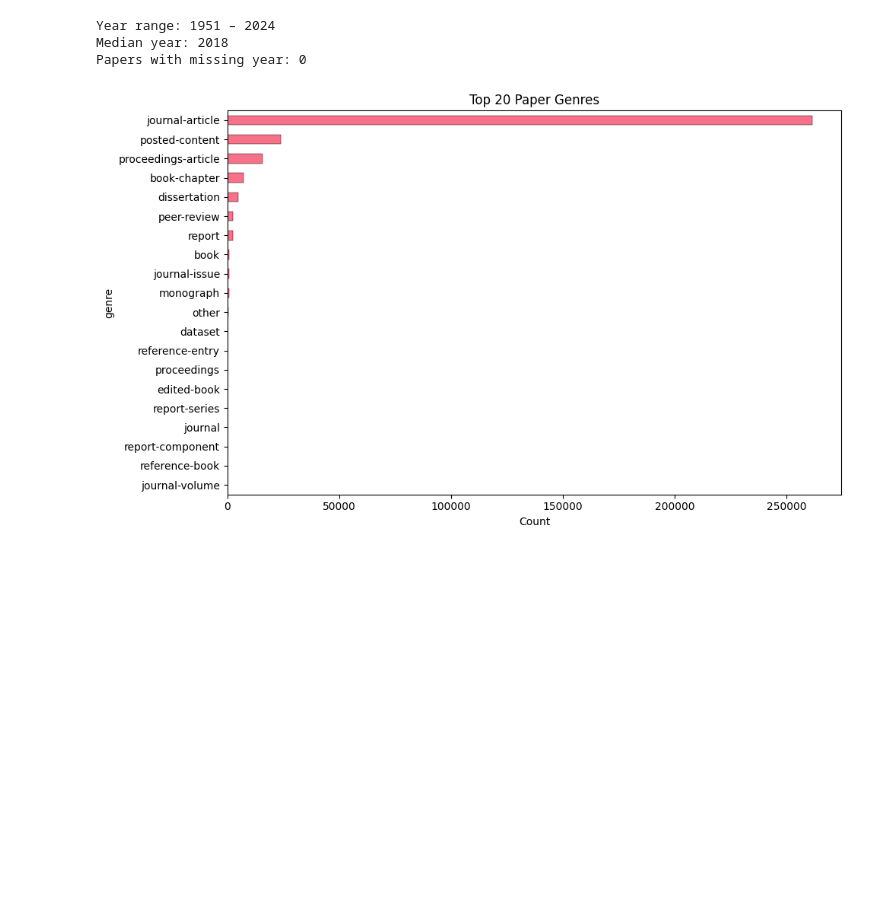
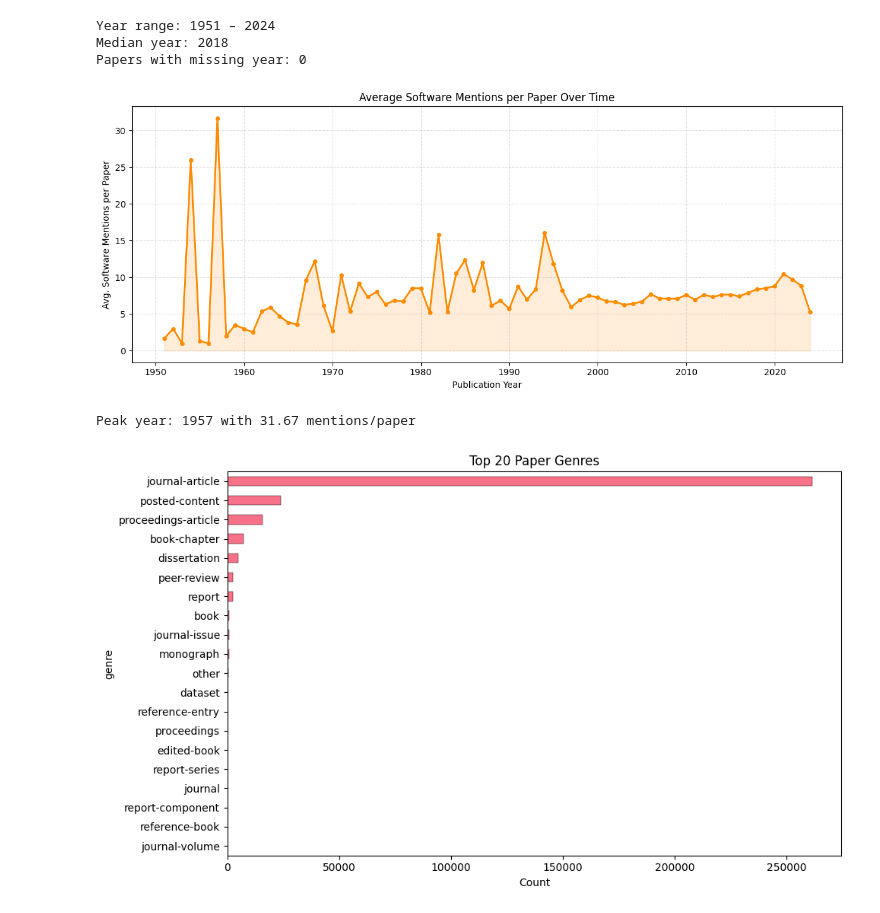
Before and after one commit to kierangivens/softcite-extractions-oa, a Jupyter notebook: softcite_analysis.ipynb, the cells around one changed output. Cells and saved outputs as stored; diff of their text form; code cells hidden in the pictures; blank space fills up the shorter version.

Commit message:
Plot average software mentions over time

```diff
--- a/softcite_analysis.ipynb
+++ b/softcite_analysis.ipynb
@@ -373,6 +373,38 @@ print(f"Papers with missing year: {papers_df['published_year'].isna().sum():,}")
 Year range: 1951 – 2024
 Median year: 2018
 Papers with missing year: 0
+# %%
+mentions_with_year = mentions_df.merge(
+    papers_df[['paper_id', 'published_year']],
+    on='paper_id',
+    how='left'
+)
+
+year_mask = mentions_with_year['published_year'].between(1950, 2026)
+paper_mask = papers_df['published_year'].between(1950, 2026)
+
+mentions_by_year = mentions_with_year.loc[year_mask, 'published_year'].value_counts().sort_index()
+papers_by_year = papers_df.loc[paper_mask, 'published_year'].value_counts().sort_index()
+
+ratio = (mentions_by_year / papers_by_year).dropna()
+
+fig, ax = plt.subplots(figsize=(12, 5))
+ax.plot(ratio.index, ratio.values, color='darkorange',
+        marker='o', linewidth=2, markersize=4)
+ax.fill_between(ratio.index, ratio.values, alpha=0.15, color='darkorange')
+
+ax.set_xlabel("Publication Year")
+ax.set_ylabel("Avg. Software Mentions per Paper")
+ax.set_title("Average Software Mentions per Paper Over Time")
+ax.grid(True, linestyle='--', alpha=0.4)
+
+plt.tight_layout()
+plt.show()
+
+print(f"Peak year: {int(ratio.idxmax())} with {ratio.max():.2f} mentions/paper")
+# %% [output]
+[figure, added]
+Peak year: 1957 with 31.67 mentions/paper
 # %%
 fig, ax = plt.subplots(figsize=(10, 6))
 papers_df['genre'].value_counts().head(20).plot(
```
Also changed, not shown: parts of 2 cells of this notebook.
